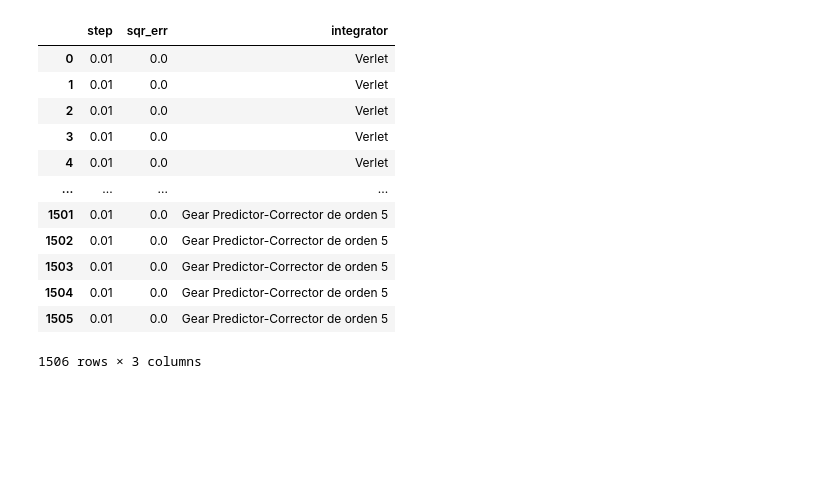
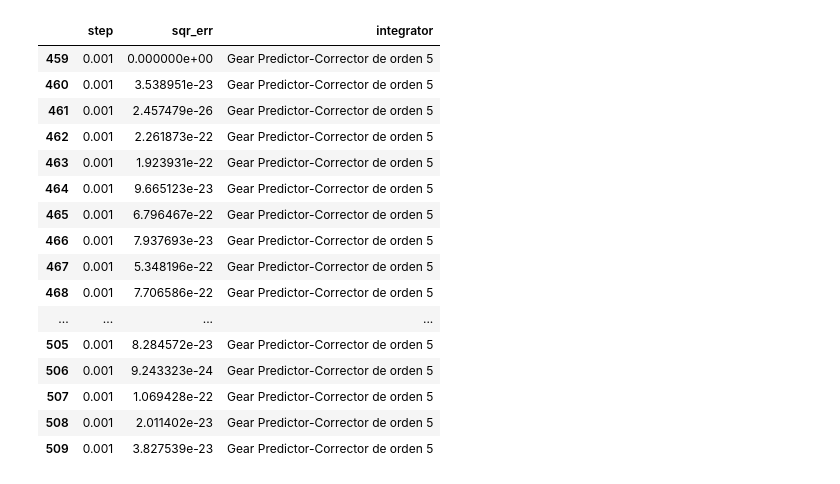
Before and after one commit to mricarte-i/2023Q2G01, a Jupyter notebook: TP4/plotters/oscillator_step.ipynb, the cells around one changed output. Drawn from its saved outputs; the diff is of its cells as text; code cells hidden in the pictures; blank space fills up the shorter version.

Commit message:
fix(plotter): oscillator_step

```diff
--- a/TP4/plotters/oscillator_step.ipynb
+++ b/TP4/plotters/oscillator_step.ipynb
@@ -40,19 +55,23 @@ sqr_err_df = calculate_sqr_err_df_from_files_w_same_static_file(static_file, ste
                                                                 analytical_dynamic_files,
                                                                 numerical_methods_dynamic_files,
                                                                 numerical_methods_labels)
-# %%
-sqr_err_df
-# %% [output]
-|  | step | sqr_err | integrator |
-| 0 | 0.01 | 0.0 | Verlet |
-| 1 | 0.01 | 0.0 | Verlet |
-| 2 | 0.01 | 0.0 | Verlet |
-| 3 | 0.01 | 0.0 | Verlet |
-| 4 | 0.01 | 0.0 | Verlet |
-| ... | ... | ... | ... |
-| 1501 | 0.01 | 0.0 | Gear Predictor-Corrector de orden 5 |
-| 1502 | 0.01 | 0.0 | Gear Predictor-Corrector de orden 5 |
-| 1503 | 0.01 | 0.0 | Gear Predictor-Corrector de orden 5 |
-| 1504 | 0.01 | 0.0 | Gear Predictor-Corrector de orden 5 |
-| 1505 | 0.01 | 0.0 | Gear Predictor-Corrector de orden 5 |
-1506 rows × 3 columns
+# %%
+sqr_err_df[(sqr_err_df["step"] == 0.001) & (sqr_err_df["integrator"] == "Gear Predictor-Corrector de orden 5")]
+# %% [output]
+|  | step | sqr_err | integrator |
+| 459 | 0.001 | 0.000000e+00 | Gear Predictor-Corrector de orden 5 |
+| 460 | 0.001 | 3.538951e-23 | Gear Predictor-Corrector de orden 5 |
+| 461 | 0.001 | 2.457479e-26 | Gear Predictor-Corrector de orden 5 |
+| 462 | 0.001 | 2.261873e-22 | Gear Predictor-Corrector de orden 5 |
+| 463 | 0.001 | 1.923931e-22 | Gear Predictor-Corrector de orden 5 |
+| 464 | 0.001 | 9.665123e-23 | Gear Predictor-Corrector de orden 5 |
+| 465 | 0.001 | 6.796467e-22 | Gear Predictor-Corrector de orden 5 |
+| 466 | 0.001 | 7.937693e-23 | Gear Predictor-Corrector de orden 5 |
+| 467 | 0.001 | 5.348196e-22 | Gear Predictor-Corrector de orden 5 |
+| 468 | 0.001 | 7.706586e-22 | Gear Predictor-Corrector de orden 5 |
+| ... | ... | ... | ... |
+| 505 | 0.001 | 8.284572e-23 | Gear Predictor-Corrector de orden 5 |
+| 506 | 0.001 | 9.243323e-24 | Gear Predictor-Corrector de orden 5 |
+| 507 | 0.001 | 1.069428e-22 | Gear Predictor-Corrector de orden 5 |
+| 508 | 0.001 | 2.011402e-23 | Gear Predictor-Corrector de orden 5 |
+| 509 | 0.001 | 3.827539e-23 | Gear Predictor-Corrector de orden 5 |
```
Also changed, not shown: parts of 12 cells of this notebook, 1 other file.
